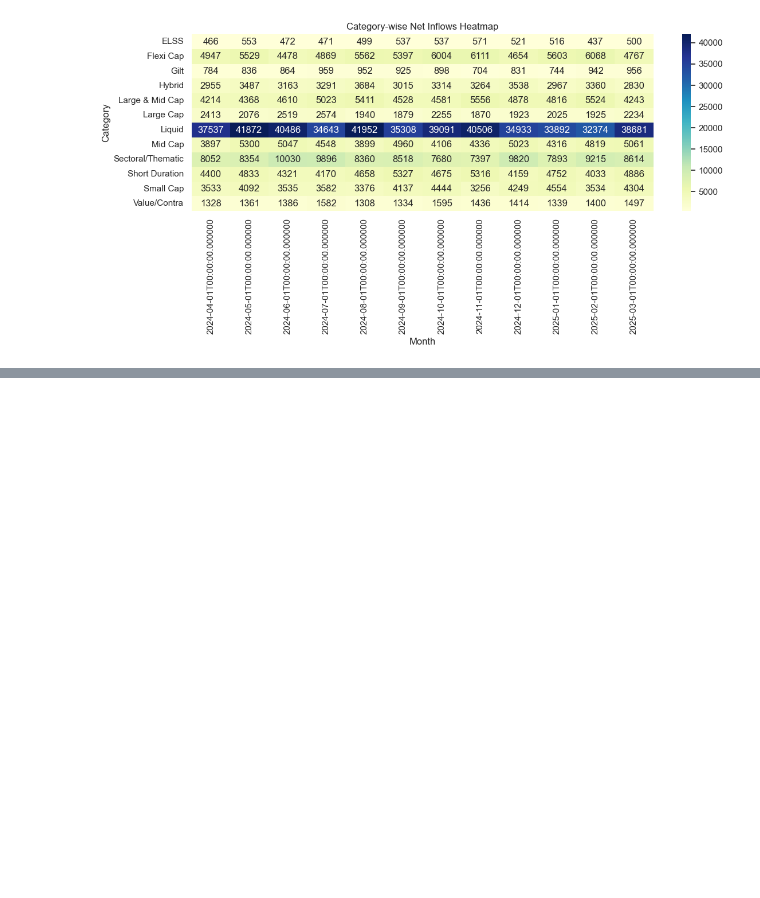
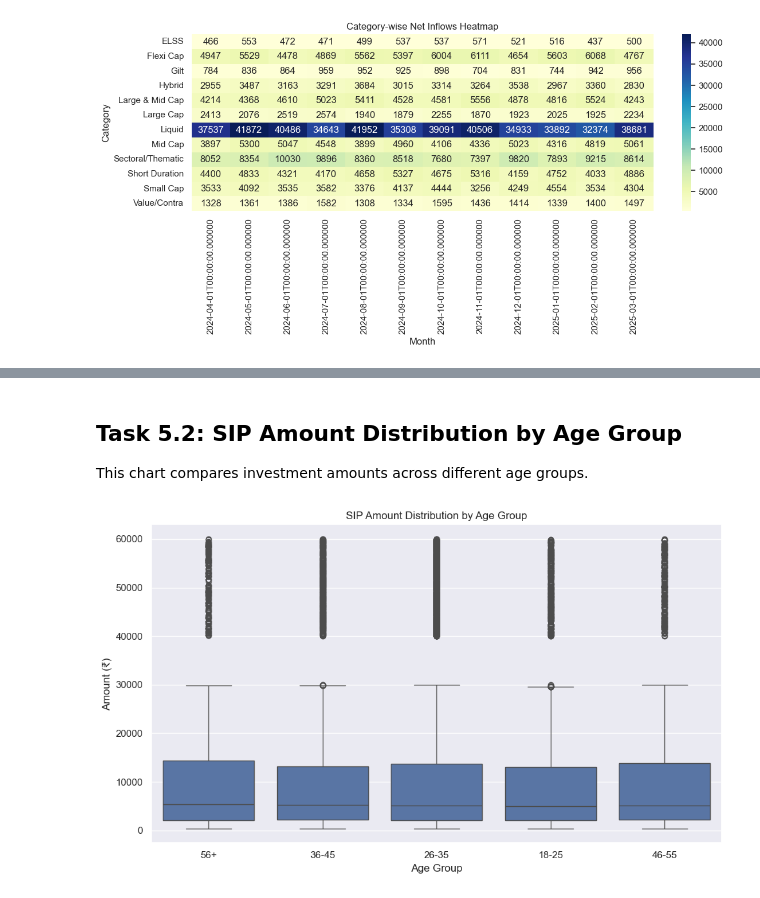
Before and after one commit to anilvelma/mutual-fund-analytics, a Jupyter notebook: notebooks/EDA_Analysis.ipynb, the cells around one changed output, grey strips where cells are left out. Drawn from its saved outputs; the diff is of its cells as text; code cells hidden in the pictures; blank space fills up the shorter version.

Commit message:
Day 3: Exploratory Data Analysis completed

```diff
--- a/notebooks/EDA_Analysis.ipynb
+++ b/notebooks/EDA_Analysis.ipynb
@@ -264,0 +304,28 @@ plt.show()
+# %% [markdown]
+## Task 5.2: SIP Amount Distribution by Age Group
+
+This chart compares investment amounts across different age groups.
+# %%
+sip_only = transactions[
+    transactions["transaction_type"].str.upper() == "SIP"
+]
+
+plt.figure(figsize=(10,6))
+
+sns.boxplot(
+    data=sip_only,
+    x="age_group",
+    y="amount_inr"
+)
+
+plt.title("SIP Amount Distribution by Age Group")
+plt.xlabel("Age Group")
+plt.ylabel("Amount (₹)")
+
+plt.tight_layout()
+
+plt.savefig("../reports/sip_boxplot_agegroup.png", dpi=300)
+
+plt.show()
+# %% [output]
+[figure, added]
```
Also changed, not shown: parts of 29 cells of this notebook, 5 other files.
